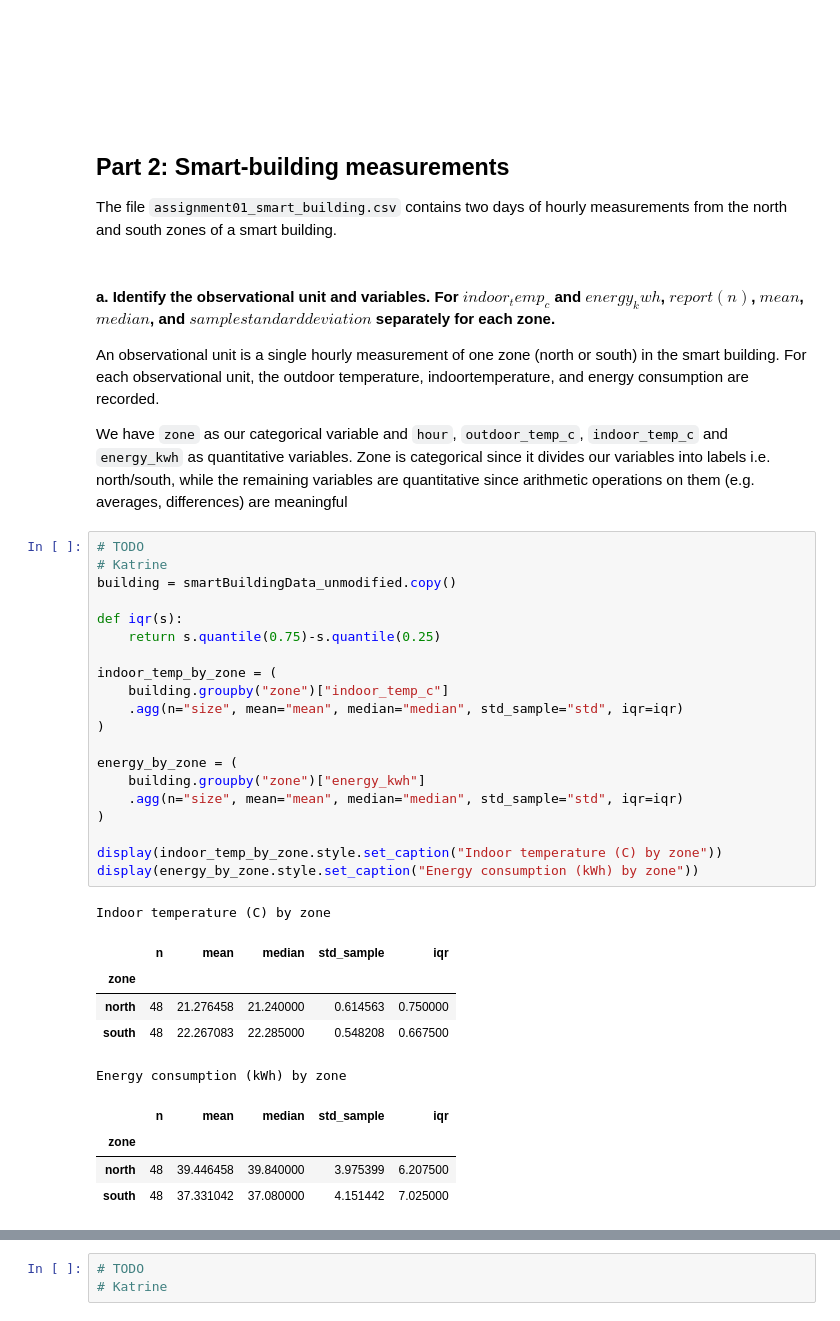
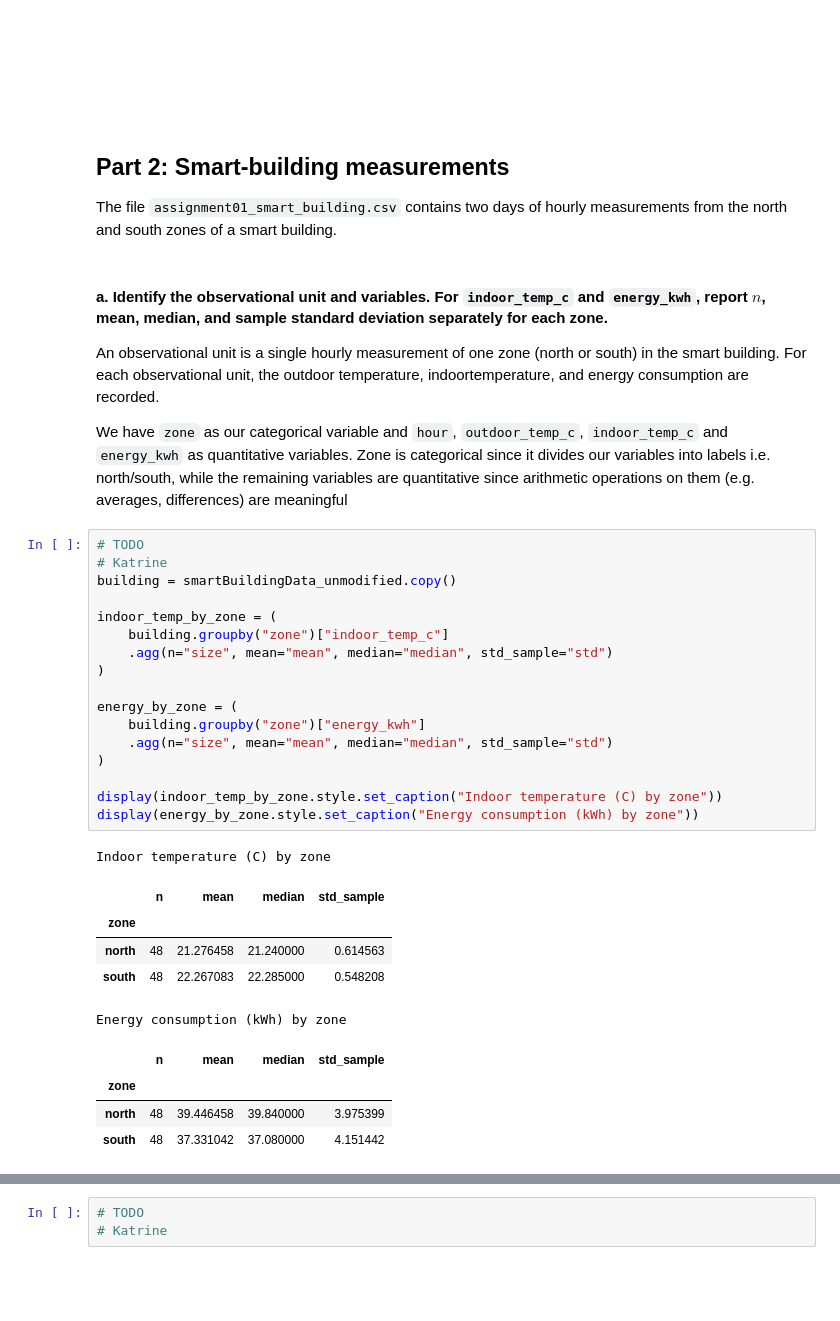
Before and after one commit to Dogmeat2000/sta1, a Jupyter notebook: assignment1/assignment1.ipynb, the cells around one changed output, grey strips where cells are left out. Drawn from its saved outputs; the diff is of its cells as text; blank space fills up the shorter version.

````diff
--- a/assignment1/assignment1.ipynb
+++ b/assignment1/assignment1.ipynb
@@ -95,7 +96,7 @@
 ## Part 2: Smart-building measurements
 The file ```assignment01_smart_building.csv``` contains two days of hourly measurements from the north and south zones of a smart building.
 # %% [markdown]
-#### a. Identify the observational unit and variables. For $indoor_temp_c$ and $energy_kwh$, $report (n)$, $mean$, $median$, and $sample standard deviation$ separately for each zone.
+#### a. Identify the observational unit and variables. For `indoor_temp_c` and `energy_kwh`, report $n$, mean, median, and sample standard deviation separately for each zone.
 
 An observational unit is a single hourly measurement of one zone (north or south) in the smart building. For each observational unit, the outdoor temperature, indoortemperature, and energy consumption are recorded.
 
@@ -103,31 +104,28 @@ We have `zone` as our categorical variable and `hour`, `outdoor_temp_c`, `indoor
 # %%
 # TODO
 # Katrine
 building = smartBuildingData_unmodified.copy()
 
-def iqr(s):
-    return s.quantile(0.75)-s.quantile(0.25)
-
 indoor_temp_by_zone = (
     building.groupby("zone")["indoor_temp_c"]
-    .agg(n="size", mean="mean", median="median", std_sample="std", iqr=iqr)
+    .agg(n="size", mean="mean", median="median", std_sample="std")
 )
 
 energy_by_zone = (
     building.groupby("zone")["energy_kwh"]
-    .agg(n="size", mean="mean", median="median", std_sample="std", iqr=iqr)
+    .agg(n="size", mean="mean", median="median", std_sample="std")
 )
 
 display(indoor_temp_by_zone.style.set_caption("Indoor temperature (C) by zone"))
 display(energy_by_zone.style.set_caption("Energy consumption (kWh) by zone"))
 # %% [output]
 Indoor temperature (C) by zone
-|  | n | mean | median | std_sample | iqr |
-| zone |  |  |  |  |  |
-| north | 48 | 21.276458 | 21.240000 | 0.614563 | 0.750000 |
-| south | 48 | 22.267083 | 22.285000 | 0.548208 | 0.667500 |
+|  | n | mean | median | std_sample |
+| zone |  |  |  |  |
+| north | 48 | 21.276458 | 21.240000 | 0.614563 |
+| south | 48 | 22.267083 | 22.285000 | 0.548208 |
 Energy consumption (kWh) by zone
-|  | n | mean | median | std_sample | iqr |
-| zone |  |  |  |  |  |
-| north | 48 | 39.446458 | 39.840000 | 3.975399 | 6.207500 |
-| south | 48 | 37.331042 | 37.080000 | 4.151442 | 7.025000 |
+|  | n | mean | median | std_sample |
+| zone |  |  |  |  |
+| north | 48 | 39.446458 | 39.840000 | 3.975399 |
+| south | 48 | 37.331042 | 37.080000 | 4.151442 |
````
Also changed, not shown: parts of 6 cells of this notebook.
